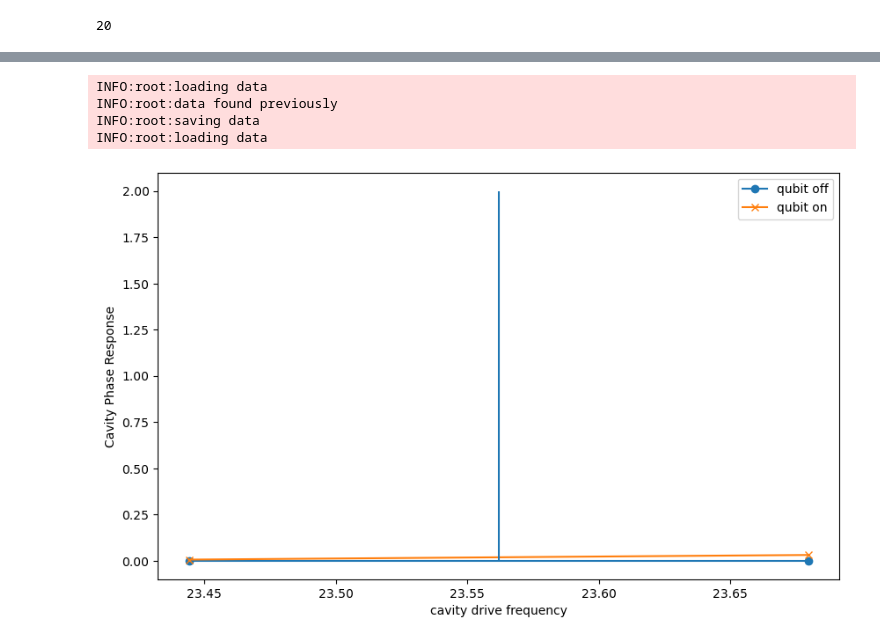
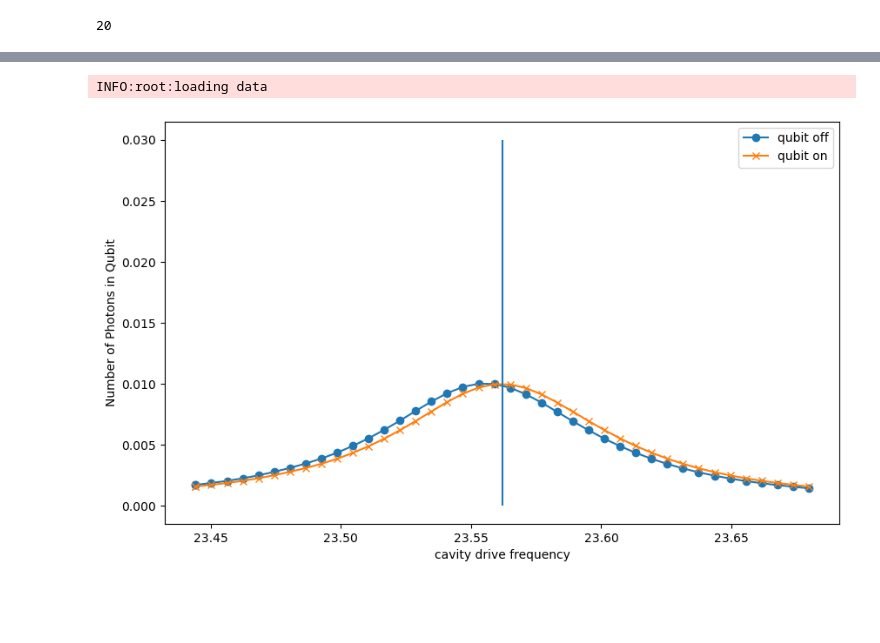
Before and after one commit to PITT-HATLAB/qubitSpec_unitTesting, a Jupyter notebook: main.ipynb, the cells around one changed output, grey strips where cells are left out. Drawn from its saved outputs; the diff is of its cells as text; code cells hidden in the pictures; blank space fills up the shorter version.

```diff
--- a/main.ipynb
+++ b/main.ipynb
@@ -145,7 +145,7 @@ class Hamiltonian():
         """
         H = [self.H0, [self.model.c_H0, self._cavity_drive_hamiltonian], [self.model.q_H0, self._qubit_drive_hamiltonian]]
         args = {}
-        args['cavity_drive_freq'] = kwargs.get('cavity_drive_freq', self.model.cavityFreq)
+        args['cavity_drive_freq'] = kwargs.get('cavity_drive_freq', 1.54955064e+01)
         args['qubit_drive_freq'] = kwargs.get('qubit_drive_freq', self.model.qubitFreq)
         args['qubit_amplitude'] = kwargs.get('qubit_amplitude', 0)
         args['cavity_amplitude'] = kwargs.get('cavity_amplitude', 0)
@@ -158,13 +158,15 @@ class Hamiltonian():
         result = mesolve(H, self.model.psi0, self.tlist, self.model.c_ops, self.model.e_ops, args=args,options=Options(nsteps=1000000, num_cpus=cpu_count()) , progress_bar=progress_bar )
 
         #NOTE: decreased tol bc 1e-6 w/ tlsit = 100000 still did not converge
-        tol = 1.00
-        for observable in result.expect:
+        tol = .20
+        # for observable in result.expect
+        for observable in result.expect[:2]: #don't check convergence on the phase expectation
             last_v = np.array(observable[-3:])
             min_v, max_v = np.min(last_v), np.max(last_v)
-            if not np.isclose(min_v, max_v, rtol=tol):
+            if not np.isclose(min_v, max_v, atol=5e-2):
+                logging.info(f' last 15 vals: {np.array(observable[-15:])}')
                 logging.info(f'min and max: {min_v}, {max_v}')
-                #raise AssertionError("Did not reach convergence, extend tlist! :)")
+                raise AssertionError("Did not reach convergence, extend tlist! :)")
 
         return result
 
@@ -177,7 +179,7 @@ class Hamiltonian():
         axes.set_xlabel('Time')
         axes.set_ylabel('Photon number')
         axes.set_title('Rabi oscillations')
-
+        %matplotlib inline
         fig.show()
         return fig
 # %%
@@ -315,7 +314,7 @@ class DispersiveReadout():
         logging.info("loading data")
         with h5py.File('data.hdf5', 'r+') as f:
             group = f.require_group(str(self))
-            self.data_list = group.require_dataset(str(self.model), shape=(2,7), dtype = 'float32')
+            self.data_list = group.require_dataset(str(self.model), shape=(41,7), dtype = 'float32')
             return self.data_list[()]
 
     def _saveData(self, data_list):
@@ -362,5 +361,5 @@ class DispersiveReadout():
             axes.set_ylabel('Cavity Phase Response')
         else:
             axes.set_ylabel('Incorrect value given')
-        plt.vlines(self.model.cavityFreq, 0, 2) #plot true freq value of cavity
+        plt.vlines(self.model.cavityFreq, 0, 0.03) #plot true freq value of cavity
         fig.show()
@@ -373,21 +366,18 @@ INFO:root:saving data
 # %%
 # verify that it works
 #dr = DispersiveReadout()
 # dr.run()
 # dr.plot()
 # #print(dr.getChi())
 # #get peak difference in freq for chi
 
 # #do multiple runs with diff amplitudes
 # dr.run(qubit_amplitude=.2, cavity_amplitude=.02)
 
 # dr.run(qubit_amplitude=.15, cavity_amplitude=.05)
 dr = DispersiveReadout()
-dr.run()
-dr.plot()
+# dr.run()
+dr.plot(1)
 # %% [output]
 INFO:root:loading data
-INFO:root:data found previously
-INFO:root:saving data
-INFO:root:loading data
-[figure, old version]
+[figure, new version]
```
Also changed, not shown: parts of 8 cells of this notebook, 1 other file.
